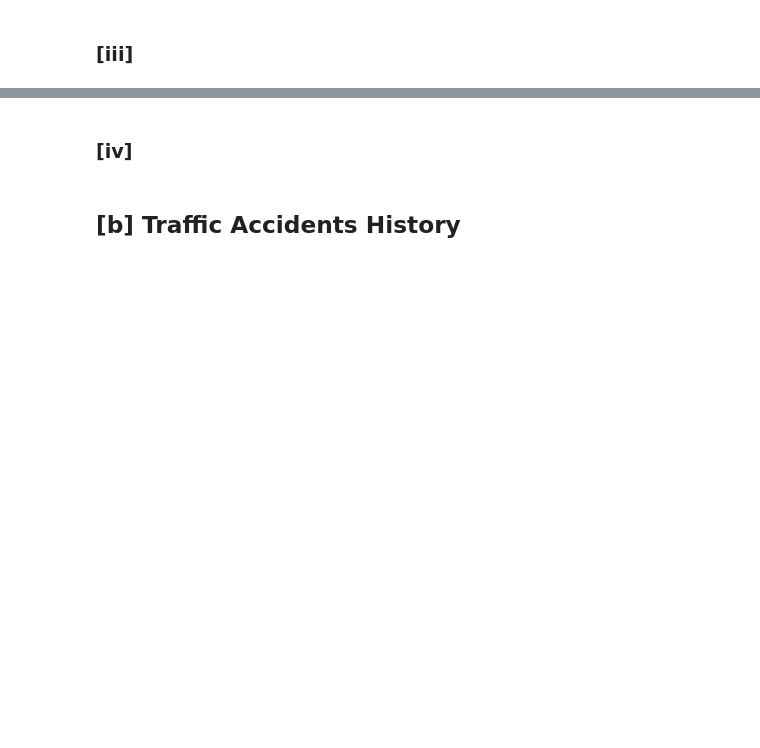
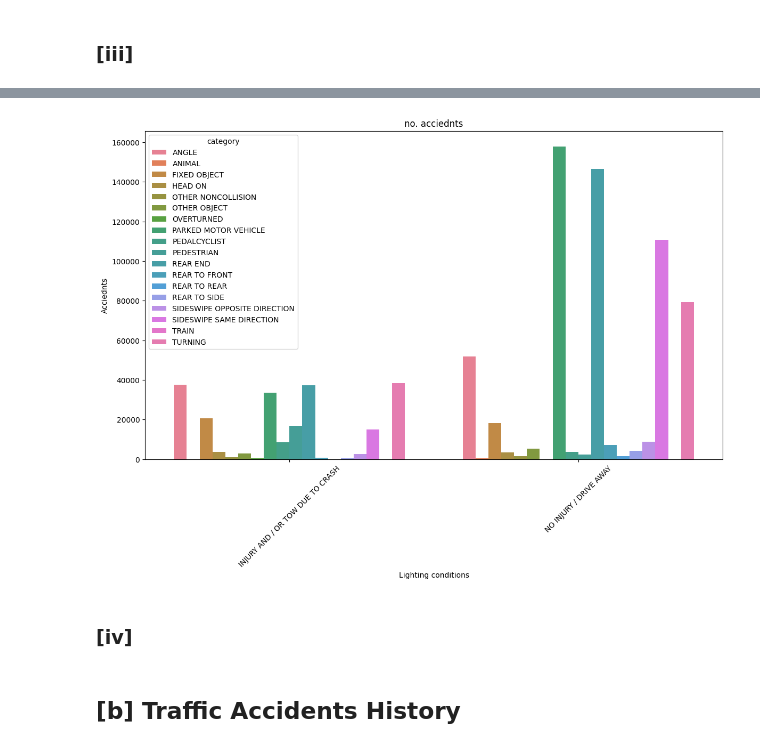
Before and after one commit to abdhashas/Data_mining_project, a Jupyter notebook: DM_HOMEWORK_1_BY_[عبدالرؤوف حسحس _طوني بطرس _عبد الله الزبداني].ipynb, the cells around one changed output, grey strips where cells are left out. Cells and saved outputs as stored; diff of their text form; code cells hidden in the pictures; blank space fills up the shorter version.

```diff
--- a/DM_HOMEWORK_1_BY_[عبدالرؤوف حسحس _طوني بطرس _عبد الله الزبداني].ipynb
+++ b/DM_HOMEWORK_1_BY_[عبدالرؤوف حسحس _طوني بطرس _عبد الله الزبداني].ipynb
@@ -1280,2 +1279,5 @@ plt.show()
 # %% [markdown]
 ### [iii]
+# %%
+crush_type = traffic_crashes.groupby(['CRASH_TYPE','FIRST_CRASH_TYPE']).size().reset_index(name='crush count')
+crush_type
@@ -1282,3 +1302,14 @@ plt.show()
+# %%
+plt.figure(figsize=(14, 8))
+sns.barplot(data=crush_type, x='CRASH_TYPE', y='crush count', hue='FIRST_CRASH_TYPE')
+plt.title('no. acciednts')
+plt.xlabel('Lighting conditions')
+plt.ylabel('Acciednts')
+plt.xticks(rotation=45)
+plt.legend(title='category')
+plt.show()
+# %% [output]
+[figure, added]
 # %% [markdown]
 ### [iv]
 # %% [markdown]
```
Also changed, not shown: parts of 2 cells of this notebook.
